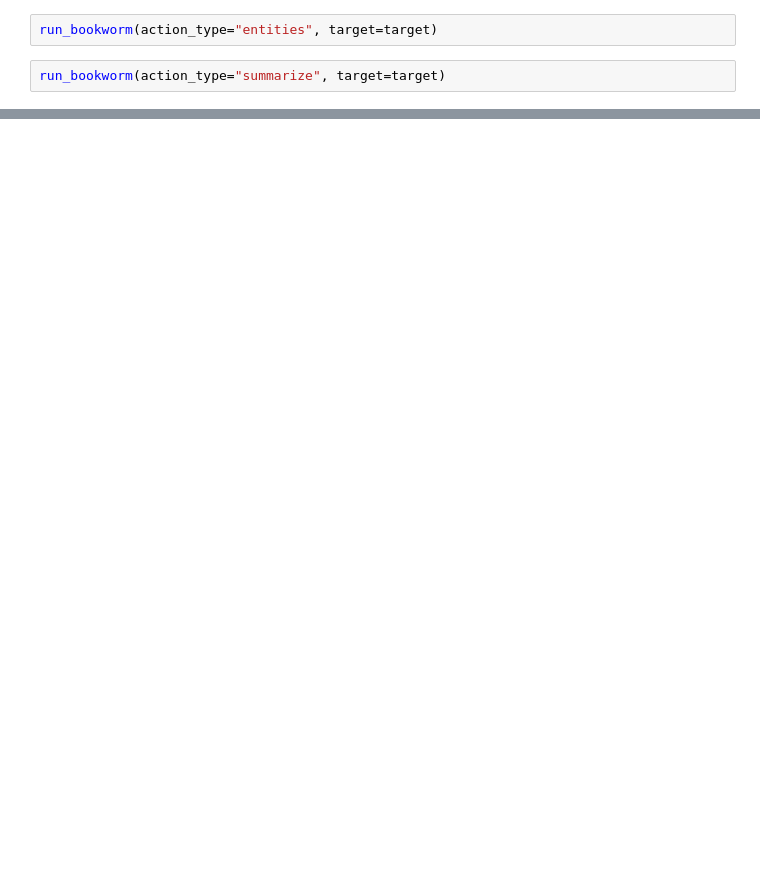
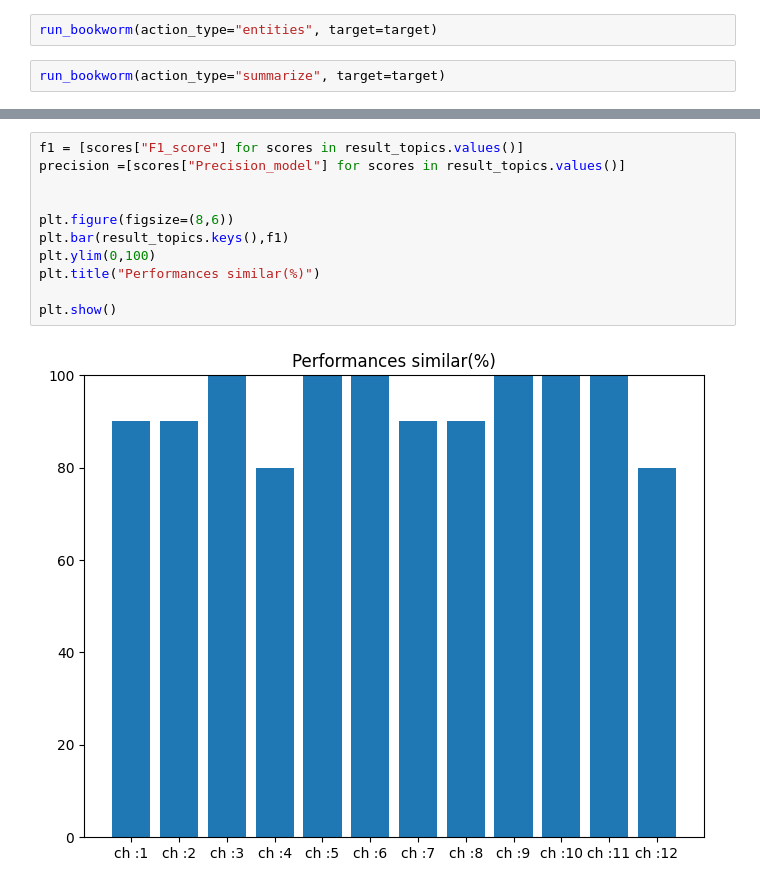
Before and after one commit to yarellycn/bookworm, a Jupyter notebook: notebook.ipynb, the cells around one changed output, grey strips where cells are left out. Drawn from its saved outputs; the diff is of its cells as text; blank space fills up the shorter version.

```diff
--- a/notebook.ipynb
+++ b/notebook.ipynb
@@ -49,0 +64,13 @@ run_bookworm(action_type="similar", target=target, own=True)
+# %%
+f1 = [scores["F1_score"] for scores in result_topics.values()]
+precision =[scores["Precision_model"] for scores in result_topics.values()]
+
+
+plt.figure(figsize=(8,6))
+plt.bar(result_topics.keys(),f1)
+plt.ylim(0,100)
+plt.title("Performances similar(%)")
+
+plt.show()
+# %% [output]
+[figure, added]
```
Also changed, not shown: parts of 10 cells of this notebook, 7 other files.
